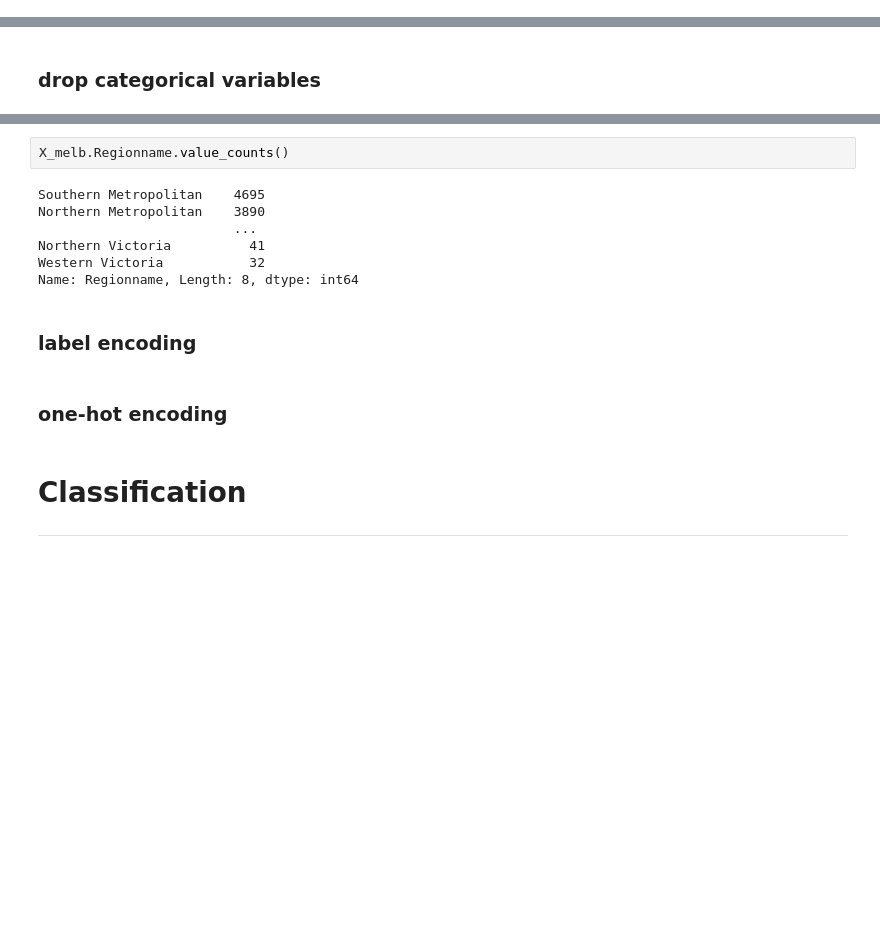
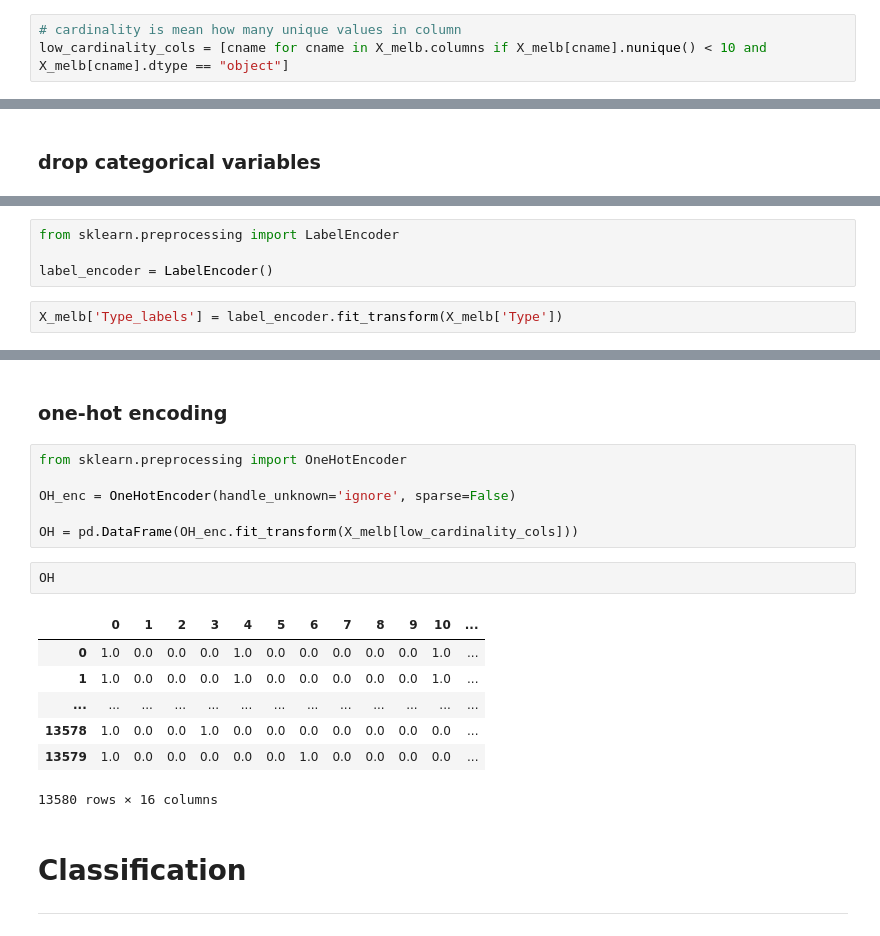
Before and after one commit to dddiiirrr3/ml, a Jupyter notebook: scikit-learn/basic.ipynb, the cells around one changed output, grey strips where cells are left out. Saved outputs shown, nothing was run; the diff lists cells and outputs as text; blank space fills up the shorter version.

```diff
--- a/scikit-learn/basic.ipynb
+++ b/scikit-learn/basic.ipynb
@@ -141,3 +141,6 @@ three approaches:
 1. drop categorical variables
 2. label encoding
 3. one-hot encoding
+# %%
+# cardinality is mean how many unique values in column
+low_cardinality_cols = [cname for cname in X_melb.columns if X_melb[cname].nunique() < 10 and X_melb[cname].dtype == "object"]
@@ -156,3 +205,9 @@ X_melb
+# %%
+from sklearn.preprocessing import LabelEncoder
+
+label_encoder = LabelEncoder()
+# %%
+X_melb['Type_labels'] = label_encoder.fit_transform(X_melb['Type'])
 # %%
 X_melb.info()
 # %% [output]
@@ -176,16 +231,21 @@ memory usage: 2.1+ MB
-# %%
-X_melb.Regionname.value_counts()
-# %% [output]
-Southern Metropolitan    4695
-Northern Metropolitan    3890
-                         ...
-Northern Victoria          41
-Western Victoria           32
-Name: Regionname, Length: 8, dtype: int64
-# %% [markdown]
-### **label encoding**
 # %% [markdown]
 ### **one-hot encoding**
+# %%
+from sklearn.preprocessing import OneHotEncoder
+
+OH_enc = OneHotEncoder(handle_unknown='ignore', sparse=False)
+
+OH = pd.DataFrame(OH_enc.fit_transform(X_melb[low_cardinality_cols]))
+# %%
+OH
+# %% [output]
+|  | 0 | 1 | 2 | 3 | 4 | 5 | 6 | 7 | 8 | 9 | 10 | ... |
+| 0 | 1.0 | 0.0 | 0.0 | 0.0 | 1.0 | 0.0 | 0.0 | 0.0 | 0.0 | 0.0 | 1.0 | ... |
+| 1 | 1.0 | 0.0 | 0.0 | 0.0 | 1.0 | 0.0 | 0.0 | 0.0 | 0.0 | 0.0 | 1.0 | ... |
+| ... | ... | ... | ... | ... | ... | ... | ... | ... | ... | ... | ... | ... |
+| 13578 | 1.0 | 0.0 | 0.0 | 1.0 | 0.0 | 0.0 | 0.0 | 0.0 | 0.0 | 0.0 | 0.0 | ... |
+| 13579 | 1.0 | 0.0 | 0.0 | 0.0 | 0.0 | 0.0 | 1.0 | 0.0 | 0.0 | 0.0 | 0.0 | ... |
+13580 rows × 16 columns
 # %% [markdown]
 # **Classification**
 ---
```
Also changed, not shown: parts of 23 cells of this notebook.
